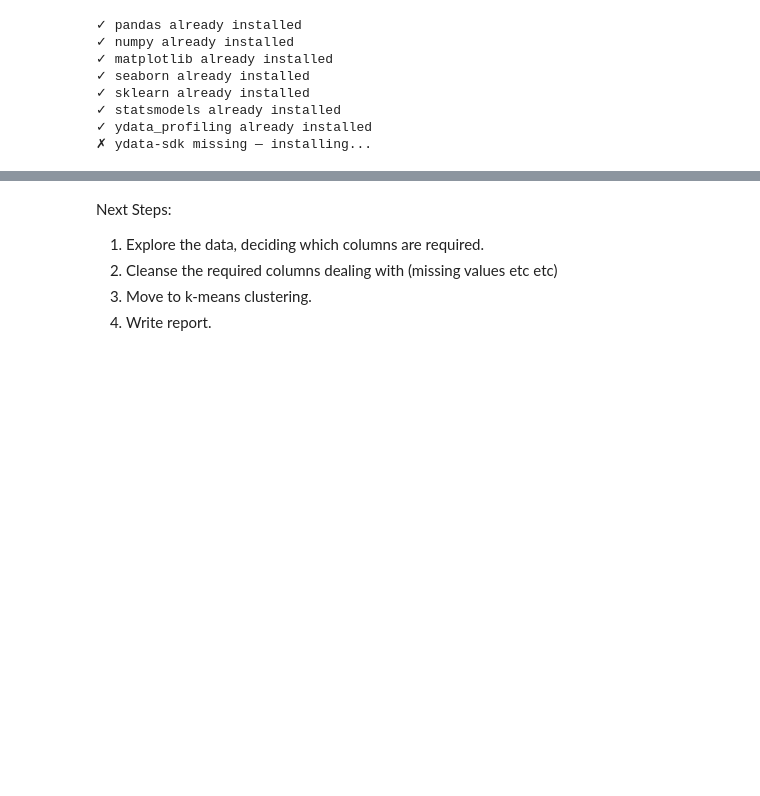
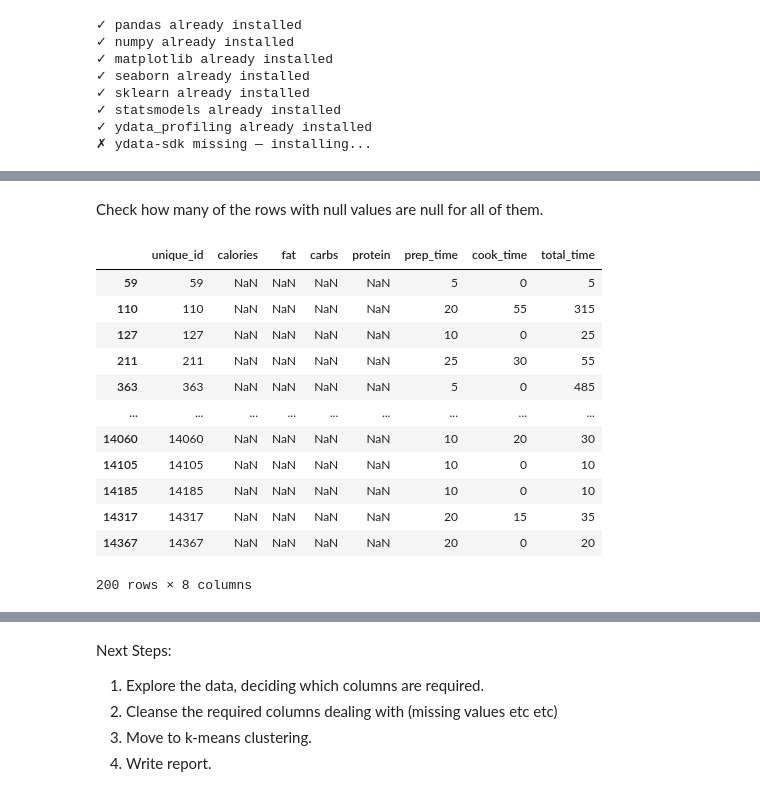
Before and after one commit to BP0323904/dspp, a Jupyter notebook: Allrecipes/Notebooks/Allrecipes_EDA_and_Cleansing.ipynb, the cells around one changed output, grey strips where cells are left out. Drawn from its saved outputs; the diff is of its cells as text; code cells hidden in the pictures; blank space fills up the shorter version.

```diff
--- a/Allrecipes/Notebooks/Allrecipes_EDA_and_Cleansing.ipynb
+++ b/Allrecipes/Notebooks/Allrecipes_EDA_and_Cleansing.ipynb
@@ -105,0 +108,10 @@ all_recipes.head(10)
+# %%
+# Create a unique_id for each row.
+df = df.reset_index(drop=True)
+df['unique_id'] = df.index
+
+# Move 'unique_id' to the first position
+cols = ['unique_id'] + [col for col in df.columns if col != 'unique_id']
+df = df[cols]
+
+df.head(5)
@@ -105,0 +133,3 @@ all_recipes.head(10)
+# %%
+df_full = df.copy()
+df_full.head(5)
@@ -105,0 +198,19 @@ all_recipes.head(10)
+# %% [markdown]
+Check how many of the rows with null values are null for all of them.
+# %%
+filtered_df = df_core[df_core[columns_with_nulls].isna().all(axis=1)]
+filtered_df
+# %% [output]
+|  | unique_id | calories | fat | carbs | protein | prep_time | cook_time | total_time |
+| 59 | 59 | NaN | NaN | NaN | NaN | 5 | 0 | 5 |
+| 110 | 110 | NaN | NaN | NaN | NaN | 20 | 55 | 315 |
+| 127 | 127 | NaN | NaN | NaN | NaN | 10 | 0 | 25 |
+| 211 | 211 | NaN | NaN | NaN | NaN | 25 | 30 | 55 |
+| 363 | 363 | NaN | NaN | NaN | NaN | 5 | 0 | 485 |
+| ... | ... | ... | ... | ... | ... | ... | ... | ... |
+| 14060 | 14060 | NaN | NaN | NaN | NaN | 10 | 20 | 30 |
+| 14105 | 14105 | NaN | NaN | NaN | NaN | 10 | 0 | 10 |
+| 14185 | 14185 | NaN | NaN | NaN | NaN | 10 | 0 | 10 |
+| 14317 | 14317 | NaN | NaN | NaN | NaN | 20 | 15 | 35 |
+| 14367 | 14367 | NaN | NaN | NaN | NaN | 20 | 0 | 20 |
+200 rows × 8 columns
```
Also changed, not shown: parts of 26 cells of this notebook.
